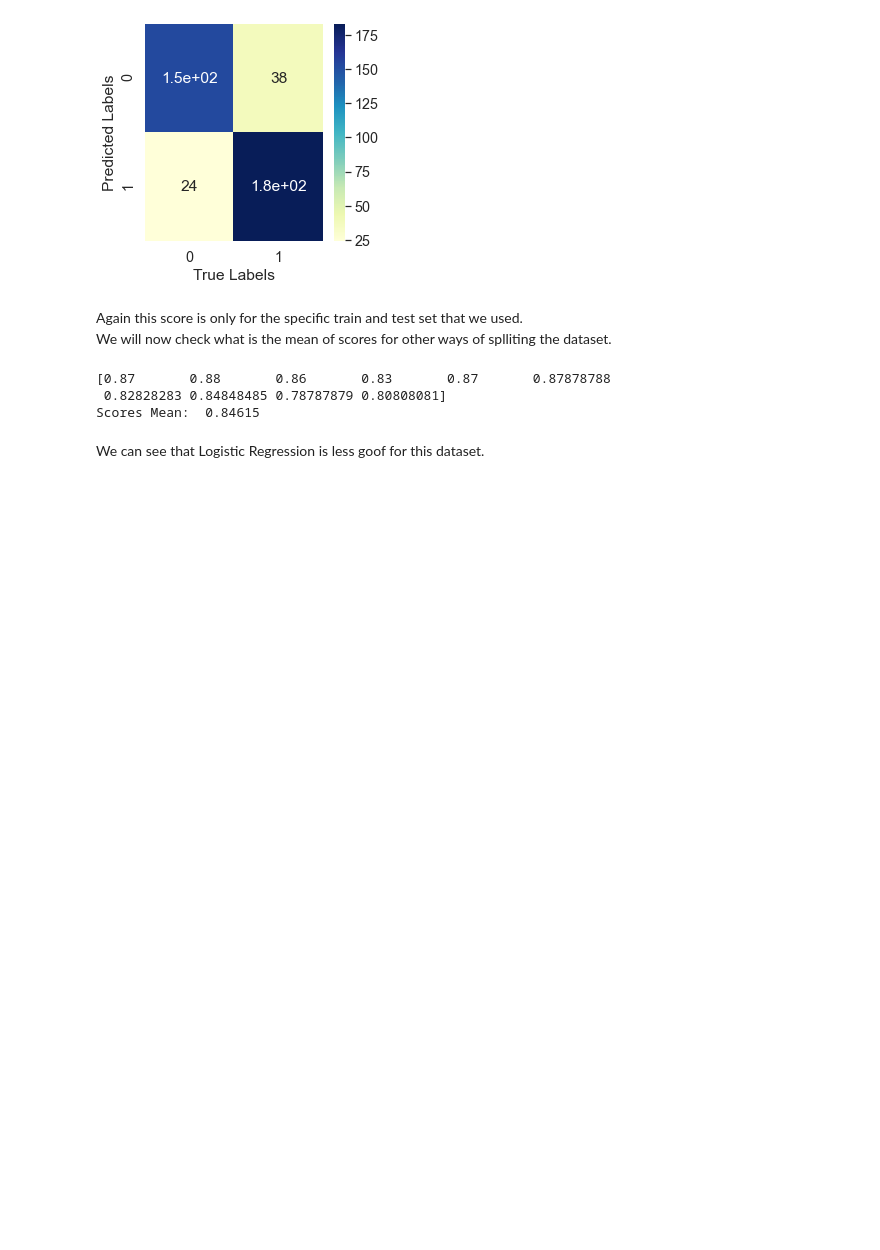
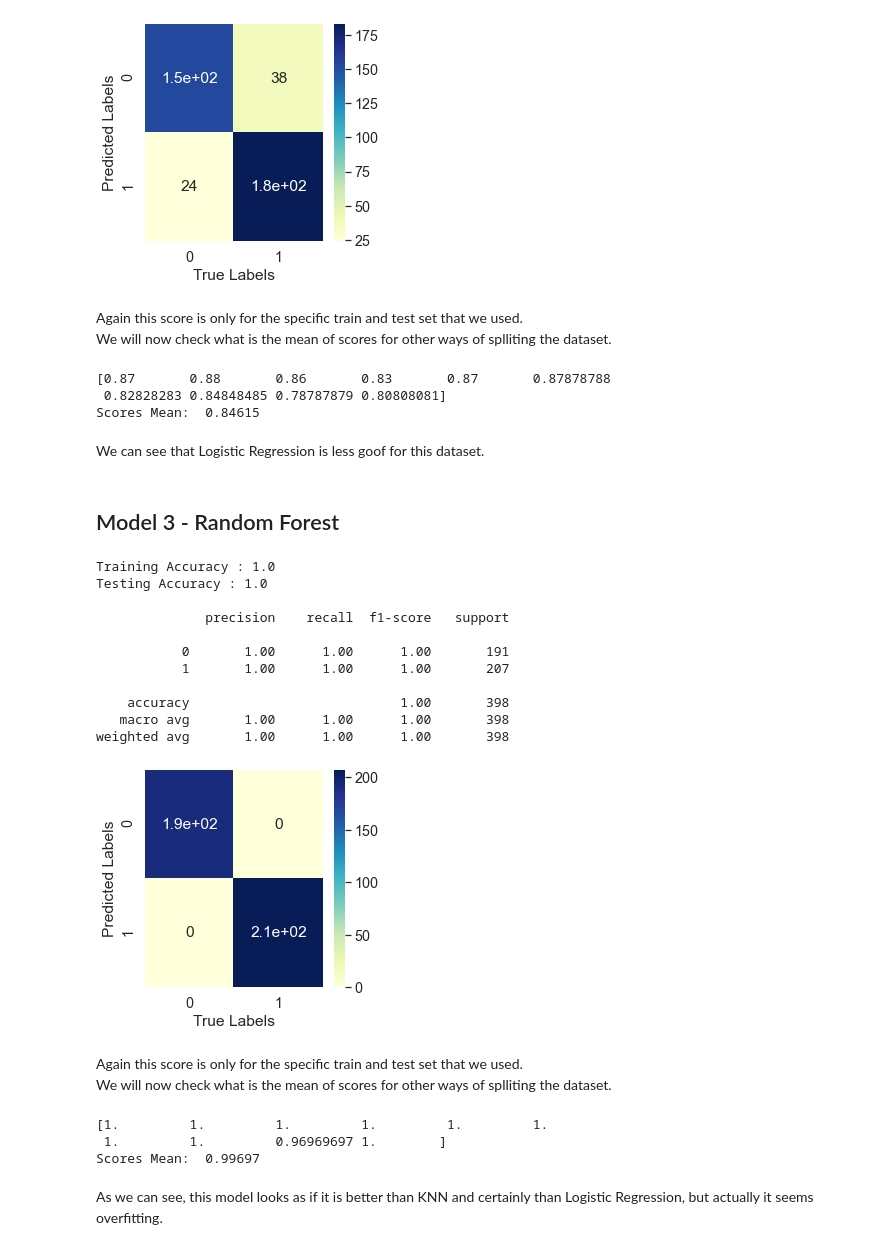
Before and after one commit to Esther-Bi/Introduction-to-Data-Science-2020-Semester-A-Final-Project, a Jupyter notebook: Notebook 3.ipynb, the cells around one changed output. Drawn from its saved outputs; the diff is of its cells as text; code cells hidden in the pictures; blank space fills up the shorter version.

Commit message:
classification notebook model 3

```diff
--- a/Notebook 3.ipynb
+++ b/Notebook 3.ipynb
@@ -427,3 +427,33 @@ print("Scores Mean: " , round(scores.mean() , 5))
 Scores Mean:  0.84615
 # %% [markdown]
 We can see that Logistic Regression is less goof for this dataset.
+# %% [markdown]
+## Model 3 - Random Forest
+# %%
+HetmapAndConf(RandomForestClassifier() , X_train , y_train , X_test, y_test)
+# %% [output]
+Training Accuracy : 1.0
+Testing Accuracy : 1.0
+
+              precision    recall  f1-score   support
+
+           0       1.00      1.00      1.00       191
+           1       1.00      1.00      1.00       207
+
+    accuracy                           1.00       398
+   macro avg       1.00      1.00      1.00       398
+weighted avg       1.00      1.00      1.00       398
+[figure, added]
+# %% [markdown]
+Again this score is only for the specific train and test set that we used. <br> We will now check what is the mean of scores for other ways of splliting the dataset.
+# %%
+ranFor = RandomForestClassifier()
+scores = cross_val_score(ranFor, X, y, cv=10, scoring='accuracy')
+print(scores)
+print("Scores Mean: " , round(scores.mean() , 5))
+# %% [output]
+[1.         1.         1.         1.         1.         1.
+ 1.         1.         0.96969697 1.        ]
+Scores Mean:  0.99697
+# %% [markdown]
+As we can see, this model looks as if it is better than KNN and certainly than Logistic Regression, but actually it seems overfitting.
```
